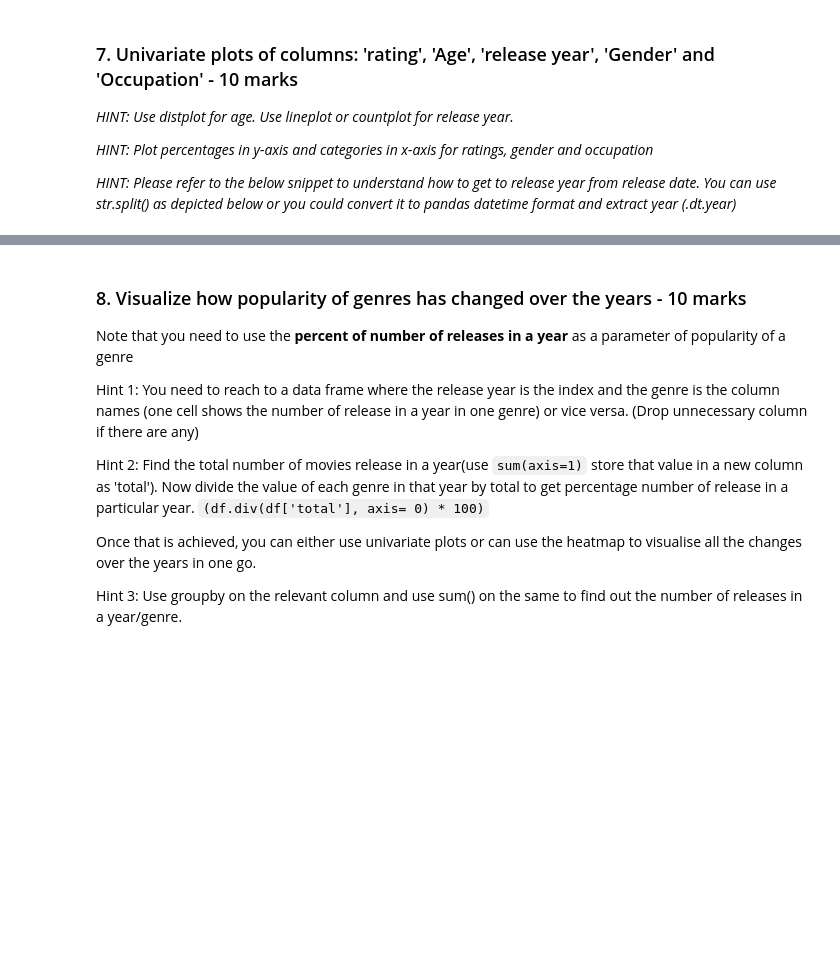
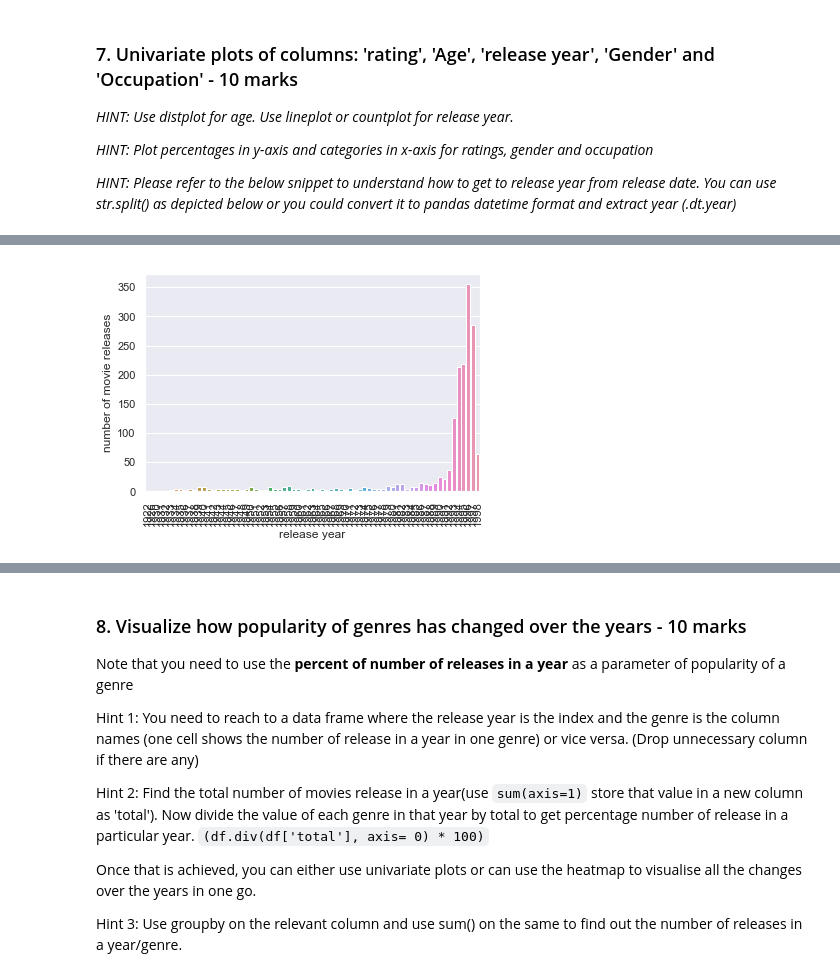
Before and after one commit to danieljacob5/aiml-course, a Jupyter notebook: AIML-project1/MovieLens Project Questions.ipynb, the cells around one changed output, grey strips where cells are left out. Drawn from its saved outputs; the diff is of its cells as text; code cells hidden in the pictures; blank space fills up the shorter version.

```diff
--- a/AIML-project1/MovieLens Project Questions.ipynb
+++ b/AIML-project1/MovieLens Project Questions.ipynb
@@ -497,0 +461,12 @@ print(a[-5:])
+# %%
+#extract year values from movie dataset
+year = []
+year.clear()
+
+movie.head()
+for i in movie.index:
+    year.append(movie['release date'][i].split("-")[2])
+
+#add year as a dedicated column in movie dataframe for later processing
+movie['Year'] = year
+movie.head()
@@ -497,0 +481,8 @@ print(a[-5:])
+# %%
+sns.countplot(year)
+plt.xticks(rotation = 90)
+plt.ylabel('number of movie releases')
+plt.xlabel('release year')
+plt.show()
+# %% [output]
+[figure, added]
```
Also changed, not shown: parts of 34 cells of this notebook.
